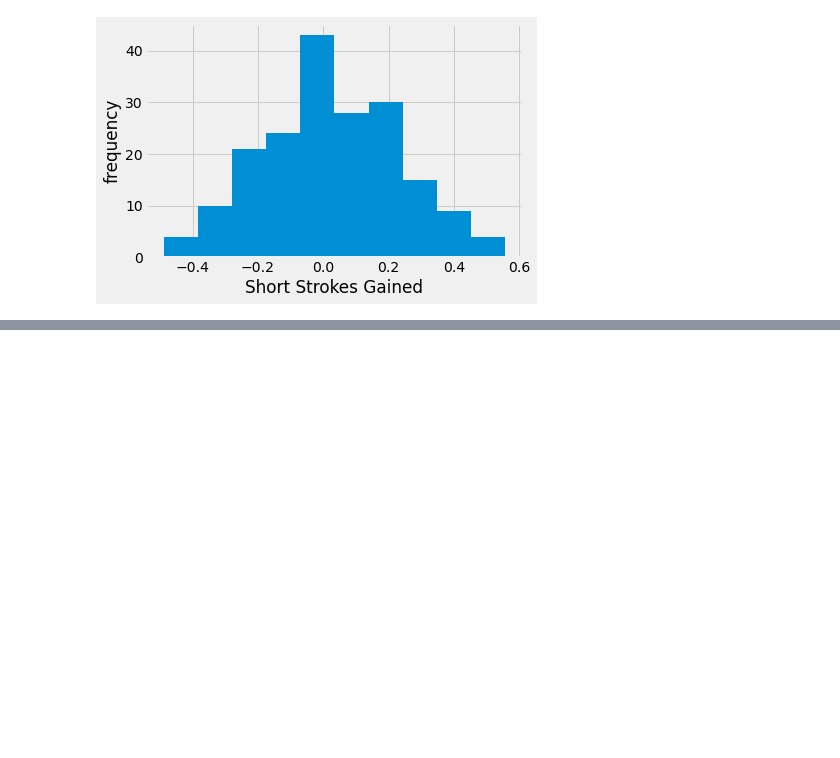
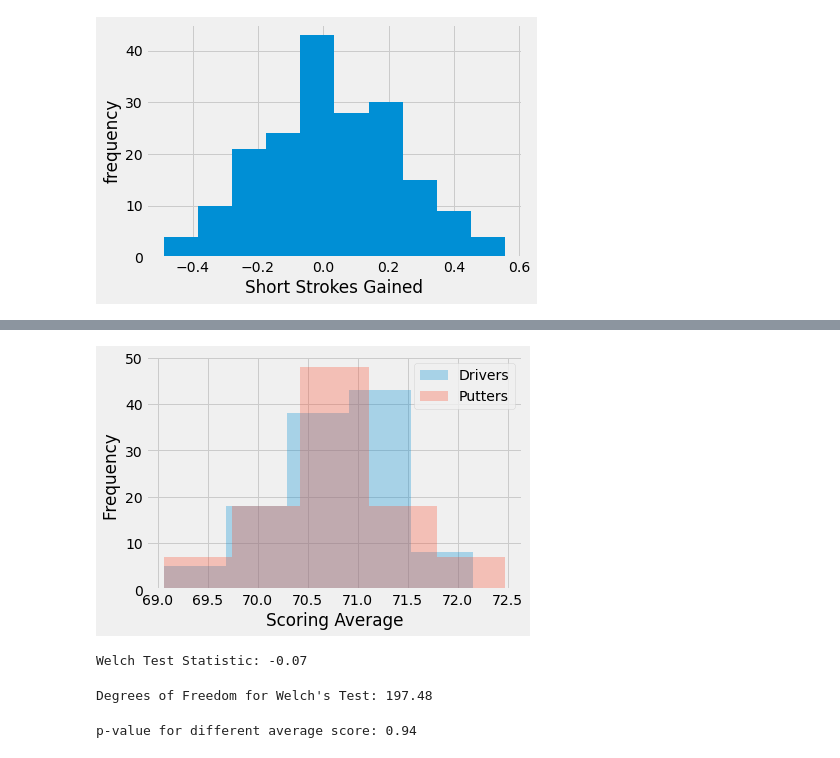
Before and after one commit to qnchenry-q/PGA-EDA, a Jupyter notebook: Scraper.ipynb, the cells around one changed output, grey strips where cells are left out. Drawn from its saved outputs; the diff is of its cells as text; code cells hidden in the pictures; blank space fills up the shorter version.

```diff
--- a/Scraper.ipynb
+++ b/Scraper.ipynb
@@ -643,0 +829,4 @@ Text(0, 0.5, 'frequency')
+# %%
+drivers_bool = golf_df['tee_strokes_gained'] > 0
+drivers = golf_df[drivers_bool]
+drivers
@@ -643,0 +847,4 @@ Text(0, 0.5, 'frequency')
+# %%
+putters_bool = golf_df['putt_strokes_gained'] > 0
+putters = golf_df[putters_bool]
+putters
@@ -643,0 +865,14 @@ Text(0, 0.5, 'frequency')
+# %%
+drivers_scoring = drivers['scoring_average']
+putters_scoring = putters['scoring_average']
+drivers_mean = drivers_scoring.mean()
+putters_mean = putters_scoring.mean()
+# %%
+fig, ax = plt.subplots()
+ax.hist(drivers_scoring,alpha=0.3,bins=5,label='Drivers') #density = True
+ax.hist(putters_scoring,alpha=0.3,bins=5,label='Putters') #density = True
+ax.set_xlabel('Scoring Average')
+ax.set_ylabel('Frequency ')
+ax.legend();
+# %% [output]
+[figure, added]
@@ -643,0 +881,16 @@ Text(0, 0.5, 'frequency')
+# %%
+drive_vs_putt_test_stat = welch_test_statistic(drivers_scoring, putters_scoring)
+print("Welch Test Statistic: {:2.2f}".format(drive_vs_putt_test_stat))
+# %% [output]
+Welch Test Statistic: -0.07
+# %%
+deg_free2 = welch_satterhwaithe_df(drivers_scoring, putters_scoring)
+print("Degrees of Freedom for Welch's Test: {:2.2f}".format(deg_free2))
+# %% [output]
+Degrees of Freedom for Welch's Test: 197.48
+# %%
+t_dist = stats.t(deg_free2)
+p_different_means = t_dist.cdf(drive_vs_putt_test_stat) + (1 - t_dist.cdf(-drive_vs_putt_test_stat))
+print("p-value for different average score: {:2.2f}".format(p_different_means))
+# %% [output]
+p-value for different average score: 0.94
```
Also changed, not shown: parts of 36 cells of this notebook.
